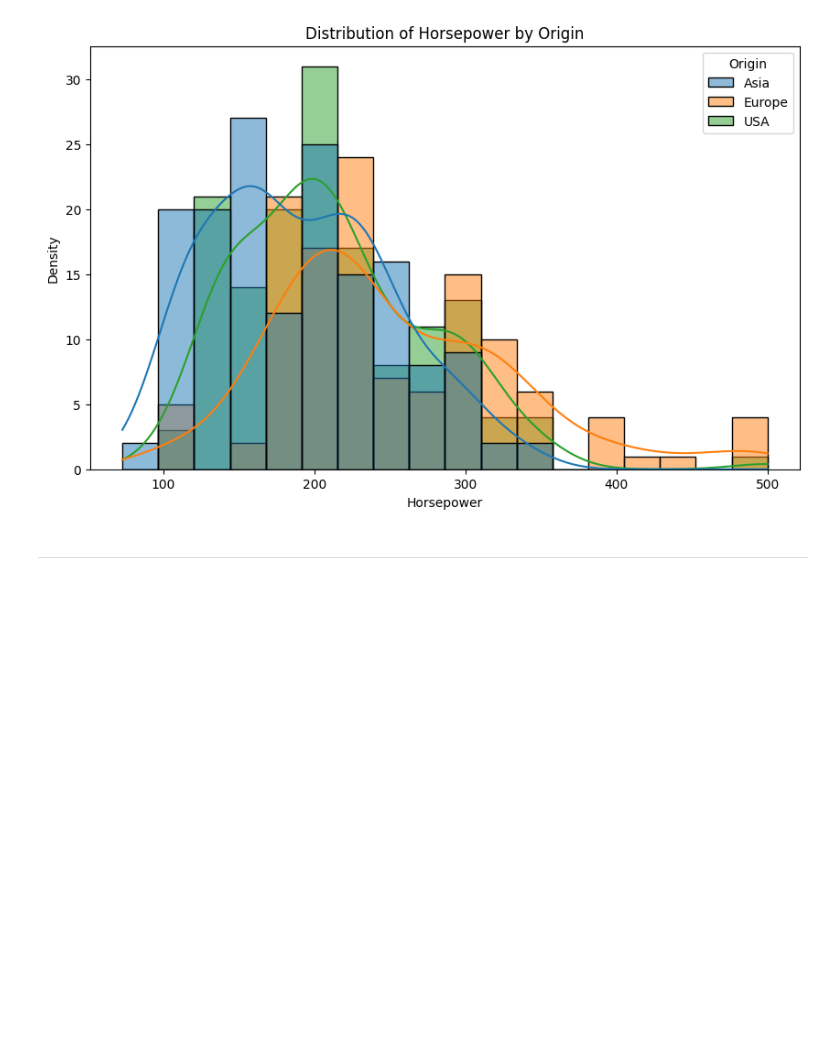
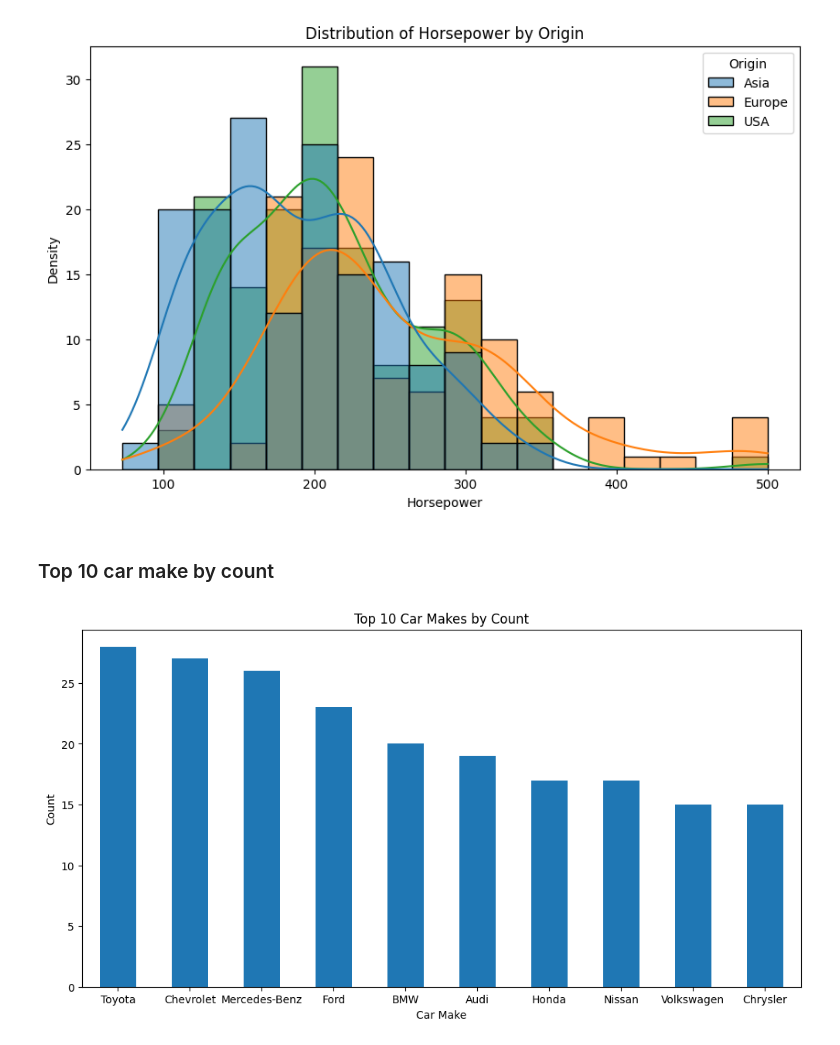
Before and after one commit to Tanay-Dwivedi/Cars-Dataset-Data-Analysis, a Jupyter notebook: cars_dataset_data_analysis.ipynb, the cells around one changed output. Saved outputs shown, nothing was run; the diff lists cells and outputs as text; code cells hidden in the pictures; blank space fills up the shorter version.

```diff
--- a/cars_dataset_data_analysis.ipynb
+++ b/cars_dataset_data_analysis.ipynb
@@ -266,5 +266,16 @@ plt.ylabel('Density')
 plt.show()
 # %% [output]
 [figure]
-# %% [markdown]
------
+# %% [markdown]
+### Top 10 car make by count
+# %%
+top_10_makes = df['Make'].value_counts().nlargest(10)
+plt.figure(figsize=(12, 6))
+top_10_makes.plot(kind='bar')
+plt.title('Top 10 Car Makes by Count')
+plt.xlabel('Car Make')
+plt.ylabel('Count')
+plt.xticks(rotation=0)
+plt.show()
+# %% [output]
+[figure, added]
```
Also changed, not shown: parts of 16 cells of this notebook.
